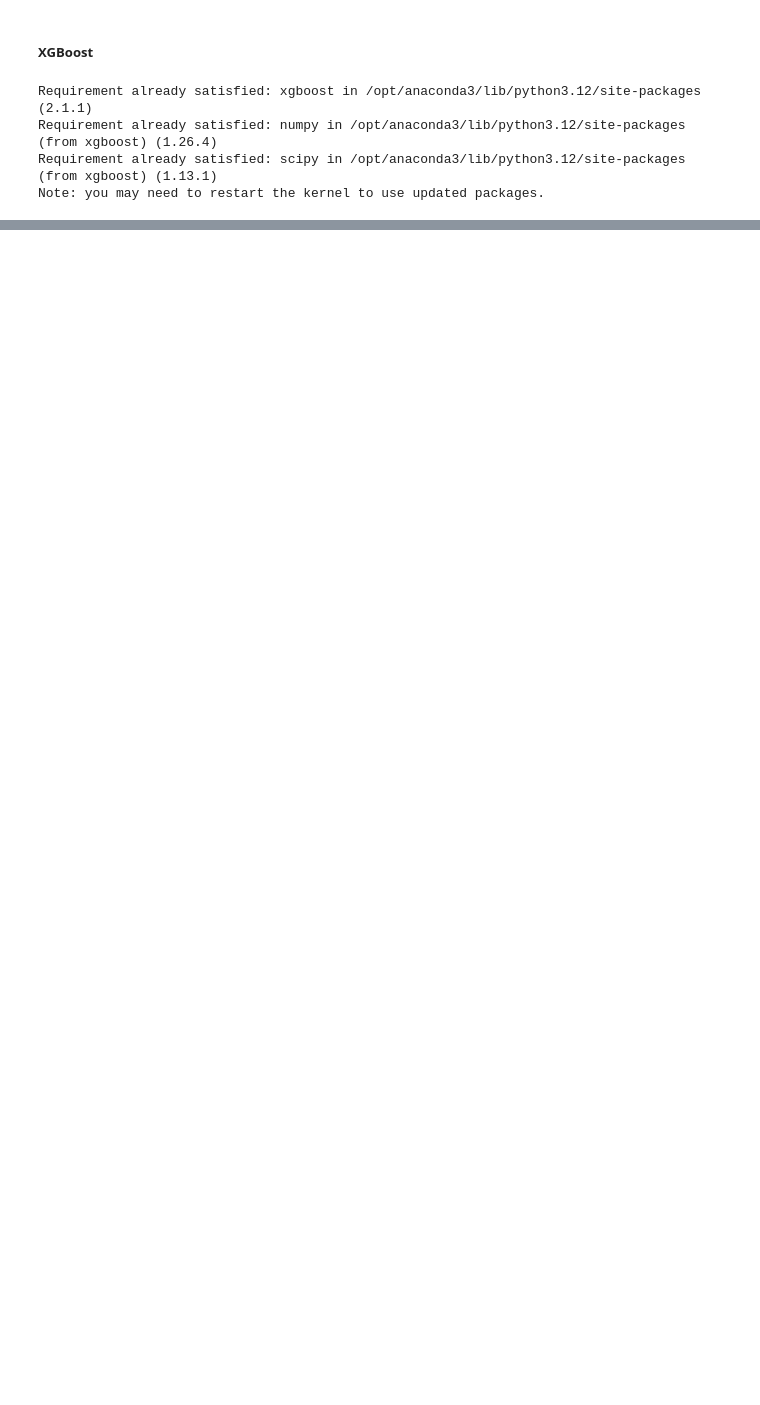
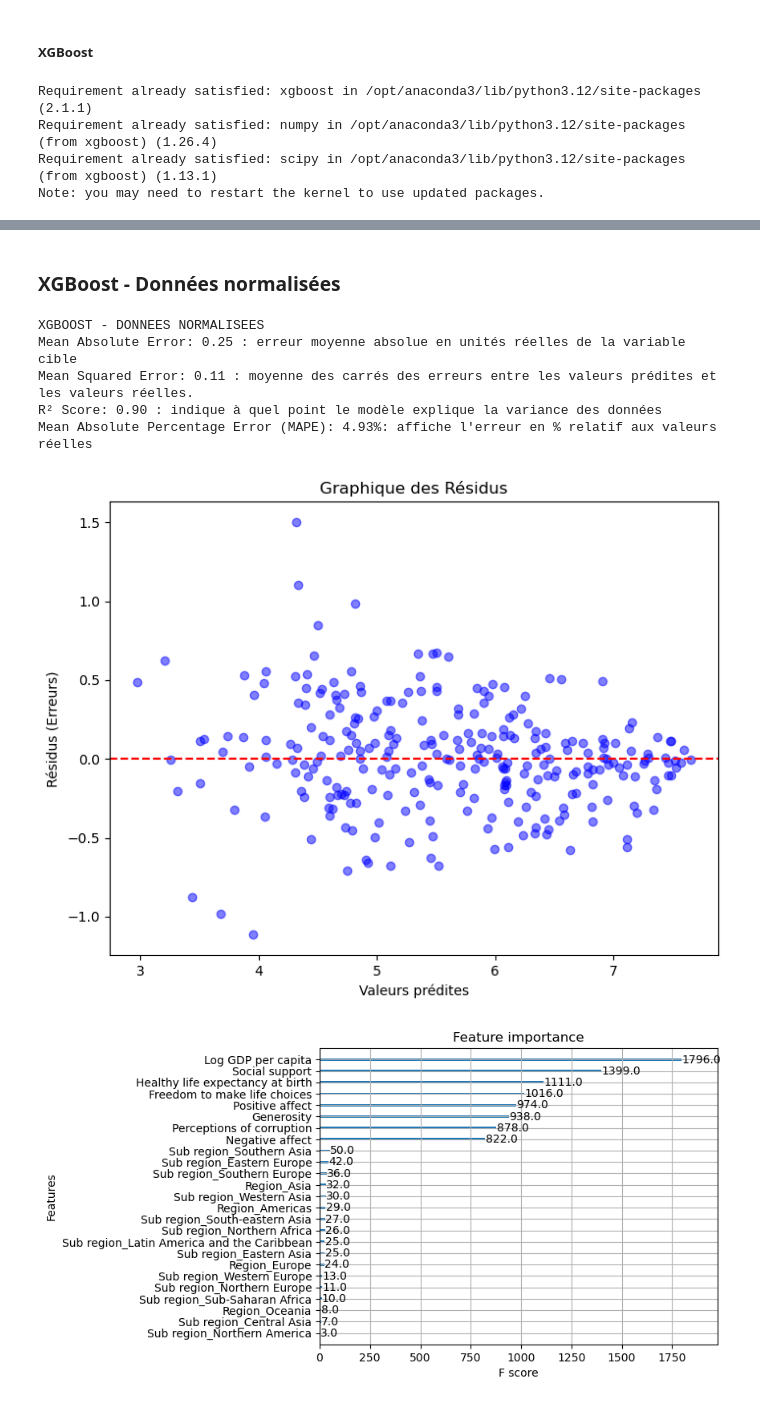
Before and after one commit to FerreJulien/Git-Analyse_du_bien_etre, a Jupyter notebook: Projets/Analyse bien etre_modelisation_thibault.ipynb, the cells around one changed output, grey strips where cells are left out. Saved outputs shown, nothing was run; the diff lists cells and outputs as text; code cells hidden in the pictures; blank space fills up the shorter version.

```diff
--- a/Projets/Analyse bien etre_modelisation_thibault.ipynb
+++ b/Projets/Analyse bien etre_modelisation_thibault.ipynb
@@ -307,0 +282,69 @@ Mean Absolute Percentage Error (MAPE): 5.28%: affiche l'erreur en % relatif aux
+# %% [markdown]
+### XGBoost - Données normalisées
+# %%
+#Test avec données normalisées via différents outils de scaling - pas d'amélioration
+from sklearn.preprocessing import StandardScaler
+from sklearn.preprocessing import MinMaxScaler
+from sklearn.preprocessing import RobustScaler
+
+#scaler = MinMaxScaler()
+#scaler = RobustScaler()
+#scaler = StandardScaler()
+
+X_train_scaled = scaler.fit_transform(X_train)
+
+X_test_scaled = scaler.transform(X_test)
+dtrain = xgb.DMatrix(X_train_scaled, label=y_train, feature_names=list(X_train.columns))
+dtest2 = xgb.DMatrix(X_test_scaled, label=y_test, feature_names=list(X_test.columns))
+
+params = {
+    'objective': 'reg:squarederror',
+    'max_depth': 7,
+    'eta': 0.1,
+    'subsample': 0.8,
+    'colsample_bytree': 0.8,
+    'seed': 42
+}
+num_boost_round = 150
+model = xgb.train(params, dtrain, num_boost_round)
+
+y_pred = model.predict(dtest2)
+
+mse = mean_squared_error(y_test, y_pred)
+rmse = np.sqrt(0.14)
+mae = mean_absolute_error(y_test, y_pred)
+r2 = r2_score(y_test, y_pred)
+explained_var = explained_variance_score(y_test, y_pred)
+mape = mean_absolute_percentage_error(y_test, y_pred)
+medae = median_absolute_error(y_test, y_pred)
+dw_stat = sm.stats.stattools.durbin_watson(y_test - y_pred)
+
+print("XGBOOST - DONNEES NORMALISEES")
+print(f"Mean Absolute Error: {mae:.2f}", ": erreur moyenne absolue en unités réelles de la variable cible")
+print(f"Mean Squared Error: {mse:.2f}", ": moyenne des carrés des erreurs entre les valeurs prédites et les valeurs réelles.")
+print(f"R² Score: {r2:.2f}", ": indique à quel point le modèle explique la variance des données ")
+print(f"Mean Absolute Percentage Error (MAPE): {mape:.2%}" ": affiche l'erreur en % relatif aux valeurs réelles ")
+
+# Graphique des résidus
+plt.figure(figsize=(8, 6))
+plt.scatter(y_pred, y_test - y_pred, color='blue', alpha=0.5)
+plt.axhline(y=0, color='red', linestyle='--')
+plt.xlabel('Valeurs prédites')
+plt.ylabel('Résidus (Erreurs)')
+plt.title('Graphique des Résidus')
+plt.show()
+
+
+
+#Feature importance
+y_pred = model.predict(dtest2)
+xgb.plot_importance(model)
+plt.show()
+# %% [output]
+XGBOOST - DONNEES NORMALISEES
+Mean Absolute Error: 0.25 : erreur moyenne absolue en unités réelles de la variable cible
+Mean Squared Error: 0.11 : moyenne des carrés des erreurs entre les valeurs prédites et les valeurs réelles.
+R² Score: 0.90 : indique à quel point le modèle explique la variance des données
+Mean Absolute Percentage Error (MAPE): 4.93%: affiche l'erreur en % relatif aux valeurs réelles
+[figure, added]
+[figure, added]
```
Also changed, not shown: parts of 9 cells of this notebook.
